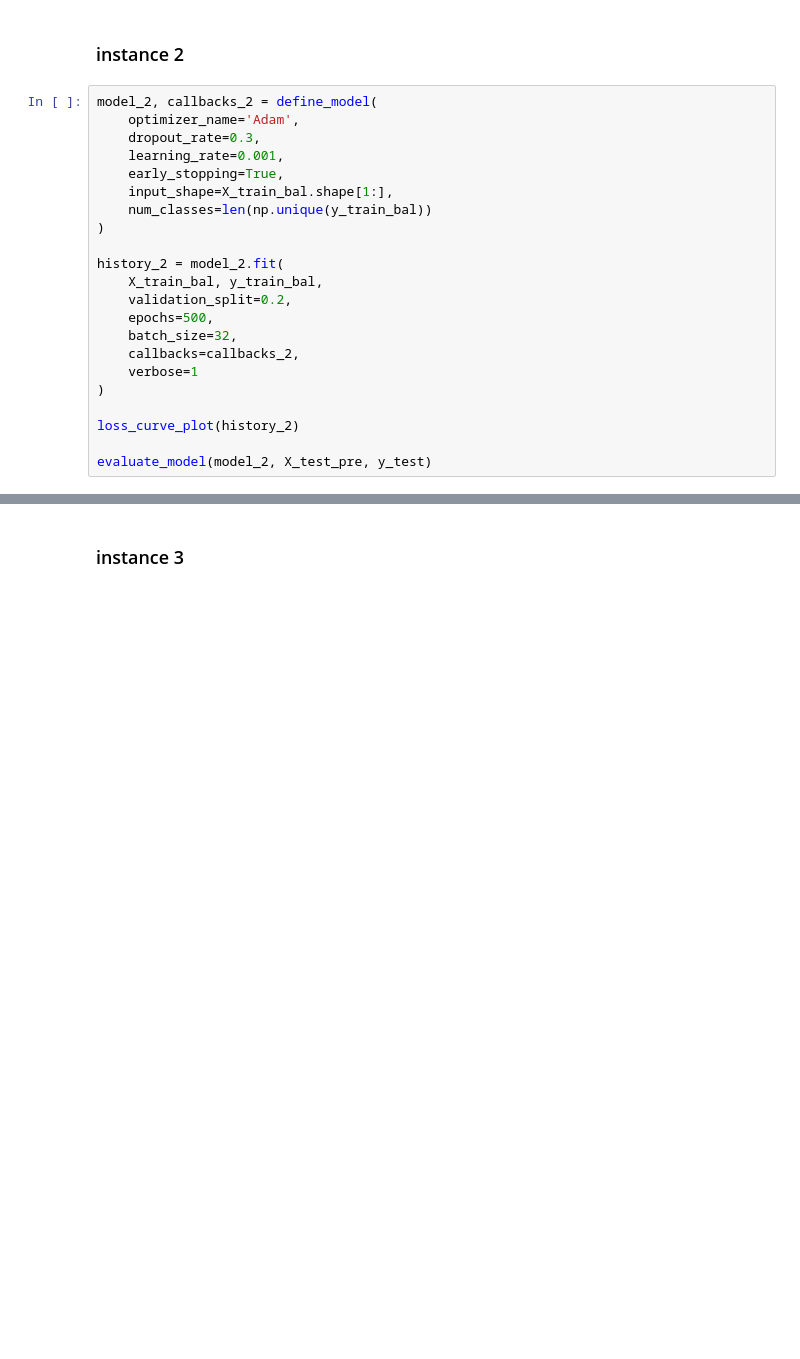
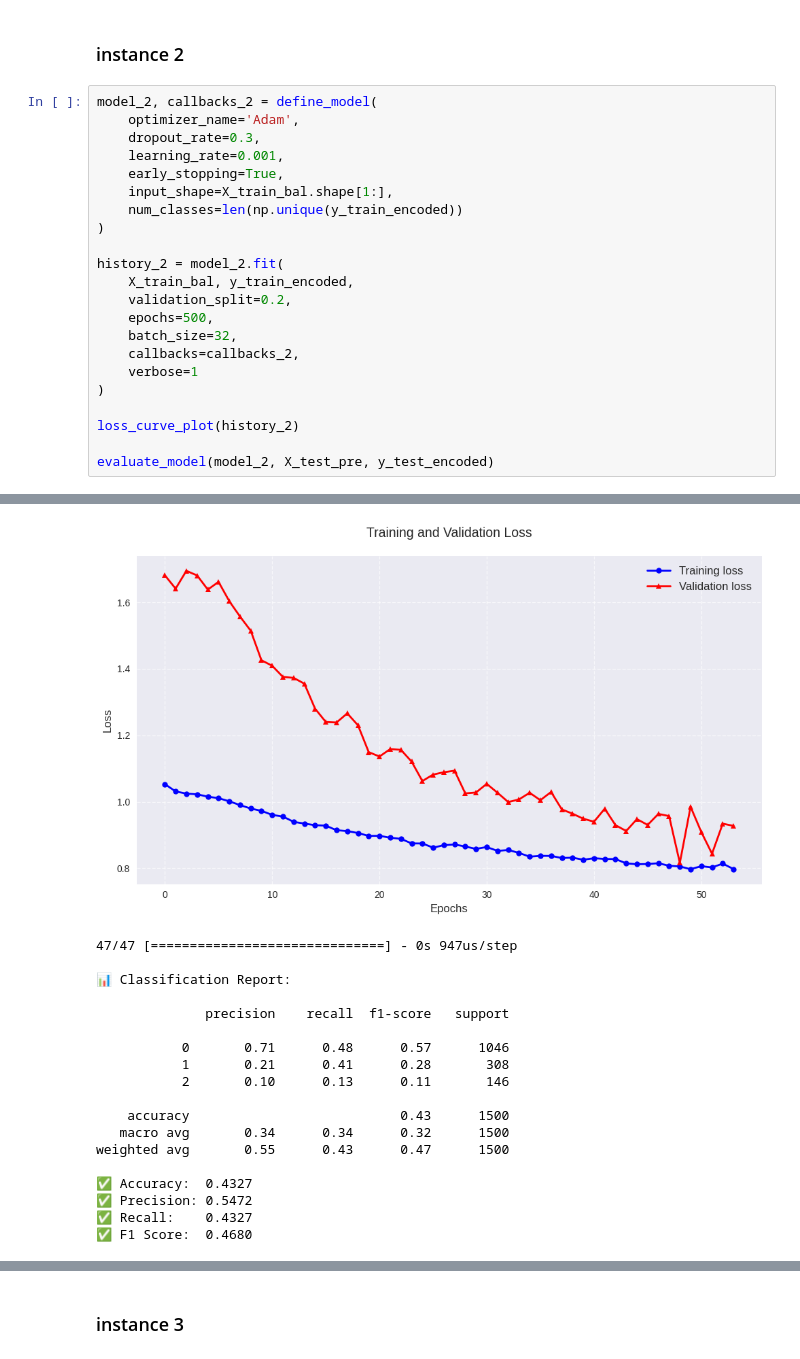
Before and after one commit to NiyonshutiDavid/Intro2ML_Summative, a Jupyter notebook: Summative_Intro_to_ml_[David Niyonshuti]_assignment_FIXED.ipynb, the cells around one changed output, grey strips where cells are left out. Drawn from its saved outputs; the diff is of its cells as text; blank space fills up the shorter version.

```diff
--- a/Summative_Intro_to_ml_[David Niyonshuti]_assignment_FIXED.ipynb
+++ b/Summative_Intro_to_ml_[David Niyonshuti]_assignment_FIXED.ipynb
@@ -1088,11 +1133,11 @@ model_2, callbacks_2 = define_model(
     learning_rate=0.001,
     early_stopping=True,
     input_shape=X_train_bal.shape[1:],
-    num_classes=len(np.unique(y_train_bal))
+    num_classes=len(np.unique(y_train_encoded))
 )
 
 history_2 = model_2.fit(
-    X_train_bal, y_train_bal,
+    X_train_bal, y_train_encoded,
     validation_split=0.2,
     epochs=500,
     batch_size=32,
@@ -1102,4 +1147,5 @@ history_2 = model_2.fit(
 
 loss_curve_plot(history_2)
 
-evaluate_model(model_2, X_test_pre, y_test)
+evaluate_model(model_2, X_test_pre, y_test_encoded)
+# %% [output]
@@ -1105,0 +1169,19 @@ evaluate_model(model_2, X_test_pre, y_test)
+[figure, added]
+47/47 [==============================] - 0s 947us/step
+
+📊 Classification Report:
+
+              precision    recall  f1-score   support
+
+           0       0.71      0.48      0.57      1046
+           1       0.21      0.41      0.28       308
+           2       0.10      0.13      0.11       146
+
+    accuracy                           0.43      1500
+   macro avg       0.34      0.34      0.32      1500
+weighted avg       0.55      0.43      0.47      1500
+
+✅ Accuracy:  0.4327
+✅ Precision: 0.5472
+✅ Recall:    0.4327
+✅ F1 Score:  0.4680
```
Also changed, not shown: parts of 23 cells of this notebook, 1 other file.
